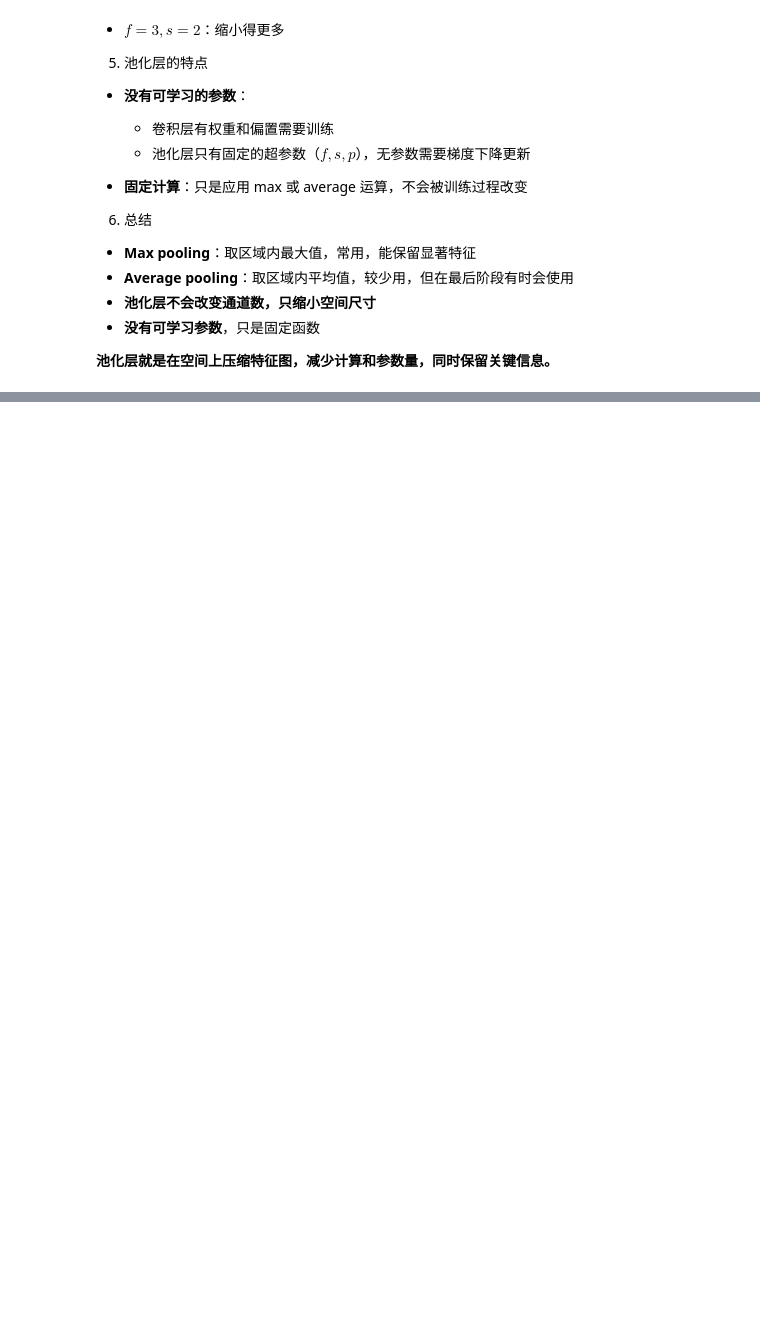
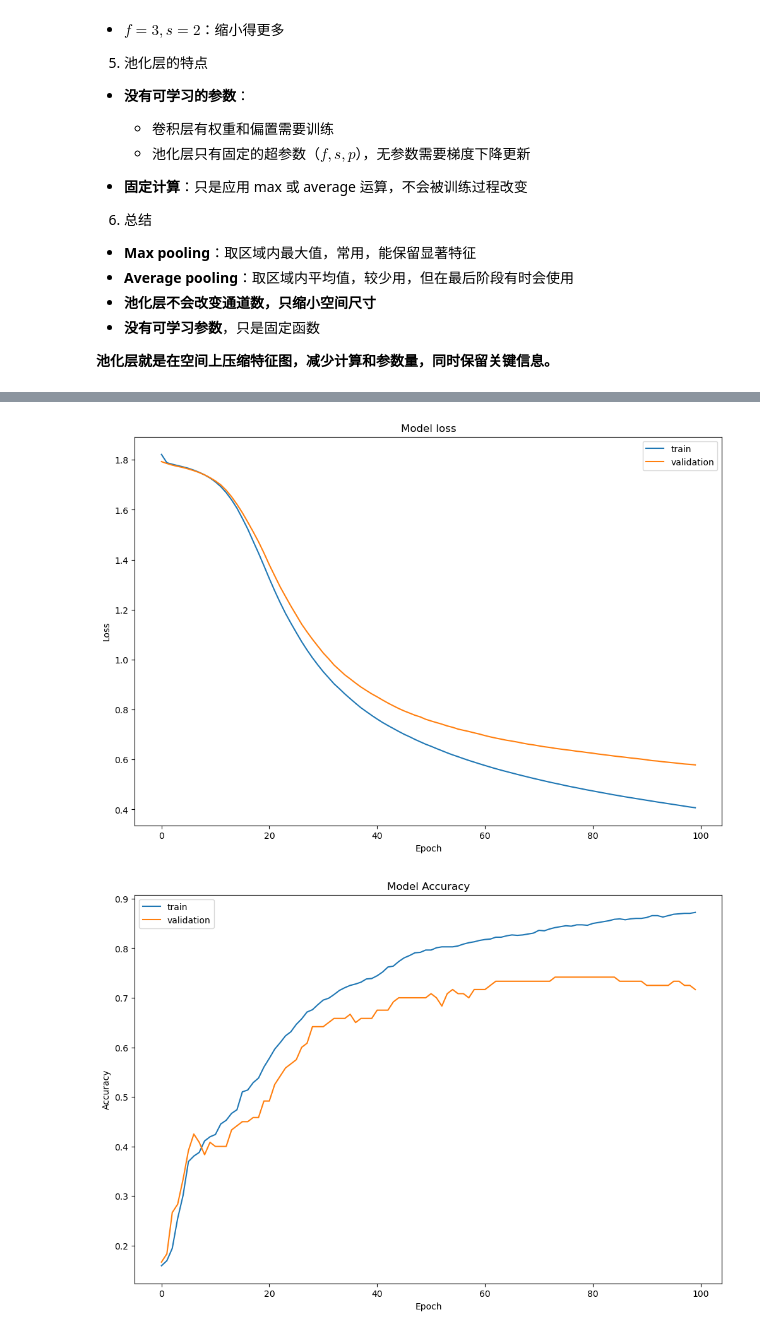
Before and after one commit to yt-one/ml-teach, a Jupyter notebook: 17_卷积神经网络介绍.ipynb, the cells around one changed output, grey strips where cells are left out. Cells and saved outputs as stored; diff of their text form; code cells hidden in the pictures; blank space fills up the shorter version.

```diff
--- a/17_卷积神经网络介绍.ipynb
+++ b/17_卷积神经网络介绍.ipynb
@@ -686,0 +755,9 @@ $$
+# %%
+model.compile(loss="sparse_categorical_crossentropy", optimizer="nadam",
+              metrics=["accuracy"])
+history = model.fit(X_train, y_train, epochs=10,
+                    validation_data=(X_valid, y_valid))
+score = model.evaluate(X_test, y_test)
+
+X_new = X_test[:10]  # pretend new images
+y_pred = model.predict(X_new)
@@ -686,0 +1072,18 @@ $$
+# %%
+conv_model = convolutional_model((64, 64, 3))
+conv_model.compile(optimizer='adam',
+                  loss='categorical_crossentropy',
+                  metrics=['accuracy'])
+conv_model.summary()
+
+output = [['InputLayer', [(None, 64, 64, 3)], 0],
+        ['Conv2D', (None, 64, 64, 8), 392, 'same', 'linear', 'GlorotUniform'],
+        ['ReLU', (None, 64, 64, 8), 0],
+        ['MaxPooling2D', (None, 8, 8, 8), 0, (8, 8), (8, 8), 'same'],
+        ['Conv2D', (None, 8, 8, 16), 528, 'same', 'linear', 'GlorotUniform'],
+        ['ReLU', (None, 8, 8, 16), 0],
+        ['MaxPooling2D', (None, 2, 2, 16), 0, (4, 4), (4, 4), 'same'],
+        ['Flatten', (None, 64), 0],
+        ['Dense', (None, 6), 390, 'softmax']]
+
+comparator(summary(conv_model), output)
@@ -686,0 +1108,4 @@ $$
+# %%
+train_dataset = ...  # todo: 使用tf.data.Dataset.from_tensor_slices 打包训练特征和标签，并指定批量大小64
+valid_dataset = ...  # todo: 使用tf.data.Dataset.from_tensor_slices 打包测试特征和标签，并指定批量大小64
+history = conv_model.fit(train_dataset, epochs=100, validation_data=valid_dataset)
@@ -686,0 +1130,16 @@ $$
+# %%
+import pandas as pd
+df_loss_acc = pd.DataFrame(history.history)
+df_loss= df_loss_acc[['loss','val_loss']].copy()
+df_loss.rename(columns={'loss':'train','val_loss':'validation'},inplace=True)
+
+df_acc= df_loss_acc[['accuracy','val_accuracy']].copy()
+df_acc.rename(columns={'accuracy':'train','val_accuracy':'validation'},inplace=True)
+
+df_loss.plot(title='Model loss',figsize=(12,8)).set(xlabel='Epoch',ylabel='Loss')
+df_acc.plot(title='Model Accuracy',figsize=(12,8)).set(xlabel='Epoch',ylabel='Accuracy')
+
+plt.show()
+# %% [output]
+[figure, added]
+[figure, added]
```
Also changed, not shown: parts of 27 cells of this notebook, 6 other files.
